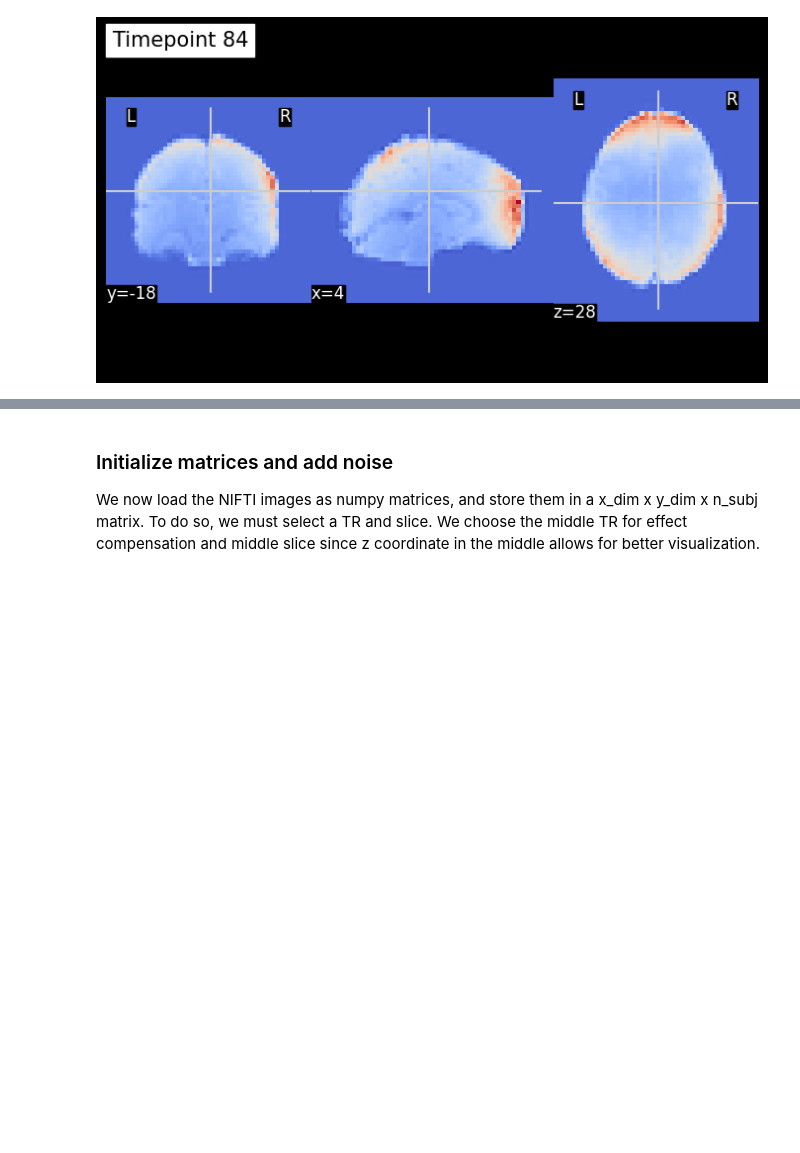
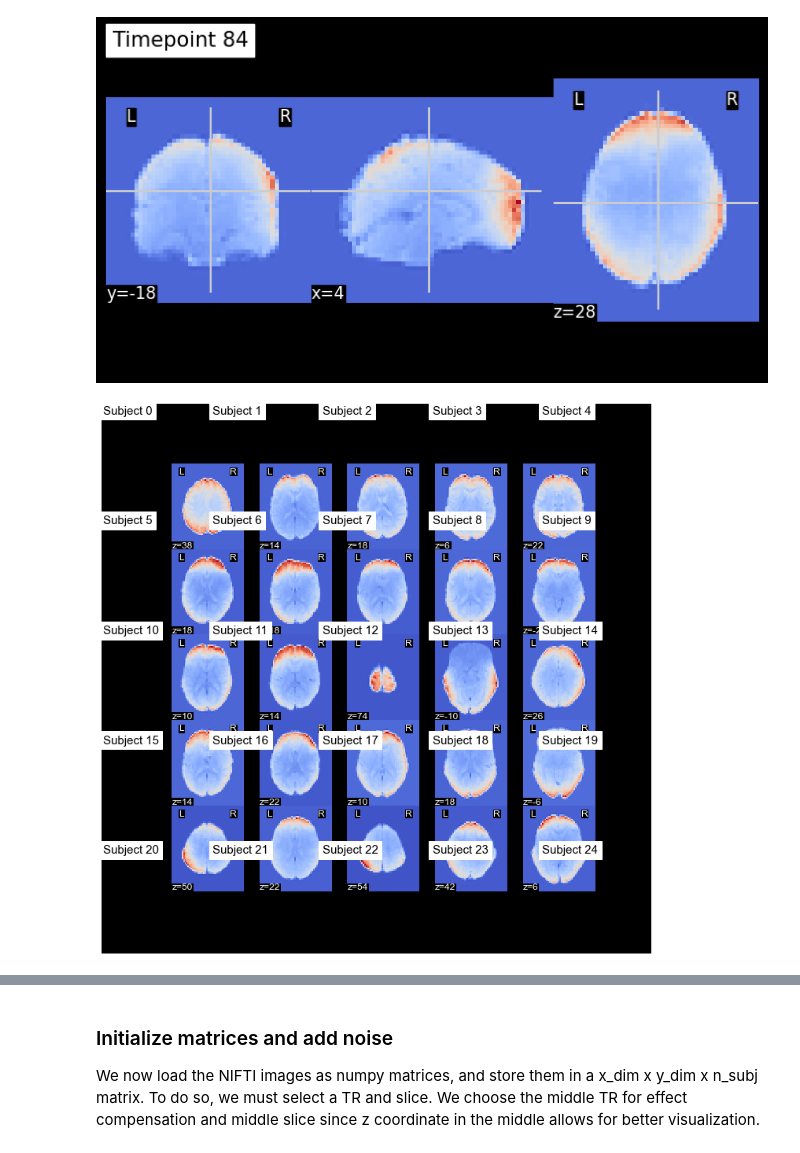
Before and after one commit to ludekcizinsky/fMRI-dimensionality-reduction, a Jupyter notebook: run.ipynb, the cells around one changed output, grey strips where cells are left out. Saved outputs shown, nothing was run; the diff lists cells and outputs as text; code cells hidden in the pictures; blank space fills up the shorter version.

```diff
--- a/run.ipynb
+++ b/run.ipynb
@@ -127,3 +127,28 @@ plotting.plot_epi(image.index_img(subj_vol, TR_i),  cmap = 'coolwarm', title=f"T
 plt.show()
 # %% [output]
 [figure]
+# %%
+#HOW TO ALIGN THEMMMMMM ???????????????
+
+# Create a figure with subplots arranged in a 5x5 grid
+fig = plt.figure(figsize=(10, 10))
+
+# Define the position and size of the subplot grid
+grid = plt.GridSpec(5, 5, wspace=0, hspace=0)
+
+# Loop through subjects and plot the images
+for subj_i in range(N_SUBJECTS):
+    subj_vol = nib.load(data.func[subj_i])
+    TR_i = round(IPS / 2)
+    img = image.index_img(subj_vol, TR_i)
+
+    row, col = subj_i // 5, subj_i % 5
+    ax = fig.add_subplot(grid[row, col])
+    plotting.plot_epi(img, display_mode='z', cut_coords=1, cmap='coolwarm', title=f"Subject {subj_i}", axes=ax)
+    ax.axis('off')
+
+# Adjust layout and display the subplots
+plt.tight_layout()
+plt.show()
+# %% [output]
+[figure, added]
```
Also changed, not shown: parts of 7 cells of this notebook.
